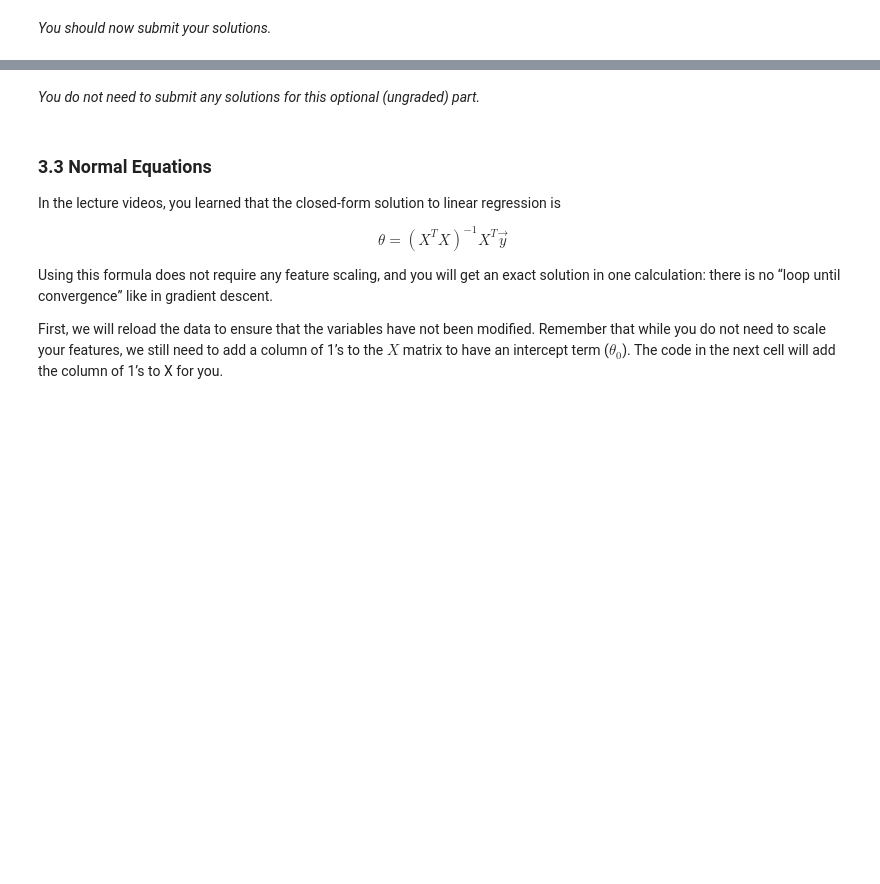
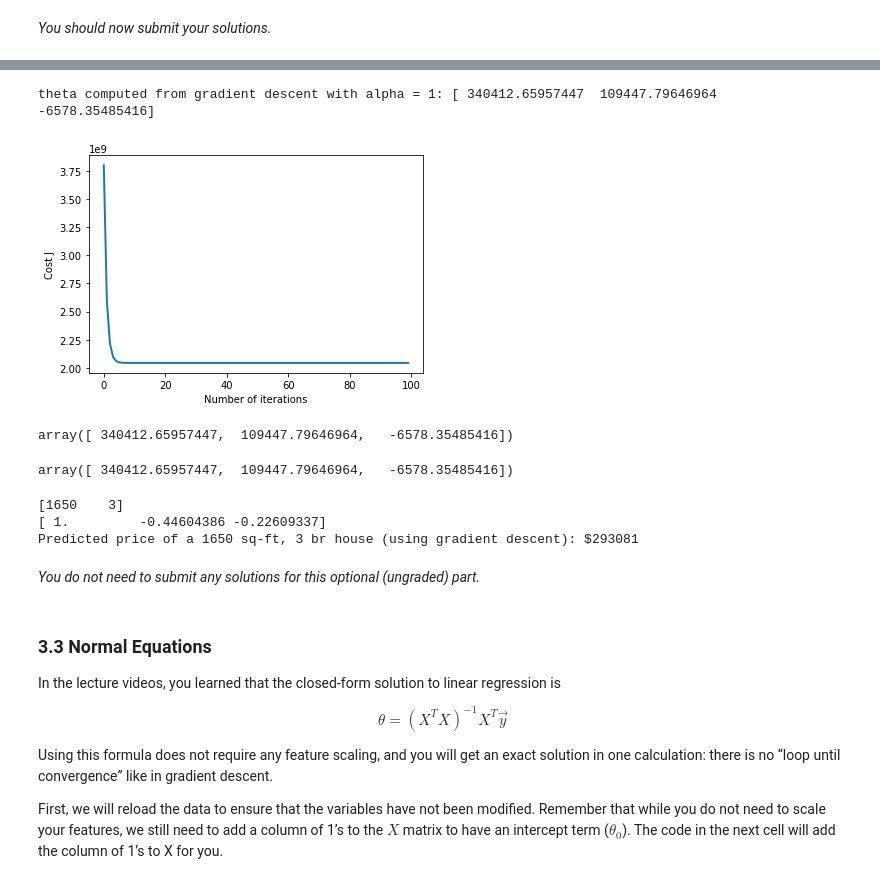
Before and after one commit to gonanc13/ml-coursera-python-assignments, a Jupyter notebook: Exercise1/exercise1.ipynb, the cells around one changed output, grey strips where cells are left out. Cells and saved outputs as stored; diff of their text form; code cells hidden in the pictures; blank space fills up the shorter version.

```diff
--- a/Exercise1/exercise1.ipynb
+++ b/Exercise1/exercise1.ipynb
@@ -922,3 +988,59 @@ print('Predicted price of a 1650 sq-ft, 3 br house (using gradient descent): ${:
+# %%
+#What if alpha is too large?
+
+alpha = 1
+num_iters = 100
+
+# init theta and run gradient descent
+theta_ = np.zeros(3)
+theta_, J_history = gradientDescentMulti(X, y, theta_, alpha, num_iters)
+
+# Plot the convergence graph
+pyplot.plot(np.arange(len(J_history)), J_history, lw=2, label=f"alpha = {alpha}")
+pyplot.xlabel('Number of iterations')
+pyplot.ylabel('Cost J')
+
+# Display the gradient descent's result
+print(f'theta computed from gradient descent with alpha = {alpha}: {str(theta_)}')
+# %% [output]
+theta computed from gradient descent with alpha = 1: [ 340412.65957447  109447.79646964   -6578.35485416]
+[figure, added]
+# %%
+# Alpha is a good learning rate
+# from the ones we tried, it's the largest (fastest convergence), while not diverging
+
+# 100 iterations seem more than enough for this learning rate
+
+alpha = 1
+num_iters = 100
+theta = np.zeros(3)
+theta, J_history = gradientDescentMulti(X, y, theta, alpha, num_iters)
+theta
+# %% [output]
+array([ 340412.65957447,  109447.79646964,   -6578.35485416])
+# %%
+theta
+# %% [output]
+array([ 340412.65957447,  109447.79646964,   -6578.35485416])
+# %%
+# Estimate the price of a 1650 sq-ft, 3 br house
+# ======================= YOUR CODE HERE ===========================
+
+x = np.array([1650, 3])
+x_norm = (x-mu)/sigma
+x_norm = np.insert(x_norm,0,1)
+print(x)
+print(x_norm)
+
+price = np.dot(x_norm, theta)
+
+# ===================================================================
+
+print('Predicted price of a 1650 sq-ft, 3 br house (using gradient descent): ${:.0f}'.format(price))
+# %% [output]
+[1650    3]
+[ 1.         -0.44604386 -0.22609337]
+Predicted price of a 1650 sq-ft, 3 br house (using gradient descent): $293081
 # %% [markdown]
 *You do not need to submit any solutions for this optional (ungraded) part.*
 # %% [markdown]
```
Also changed, not shown: parts of 15 cells of this notebook.
